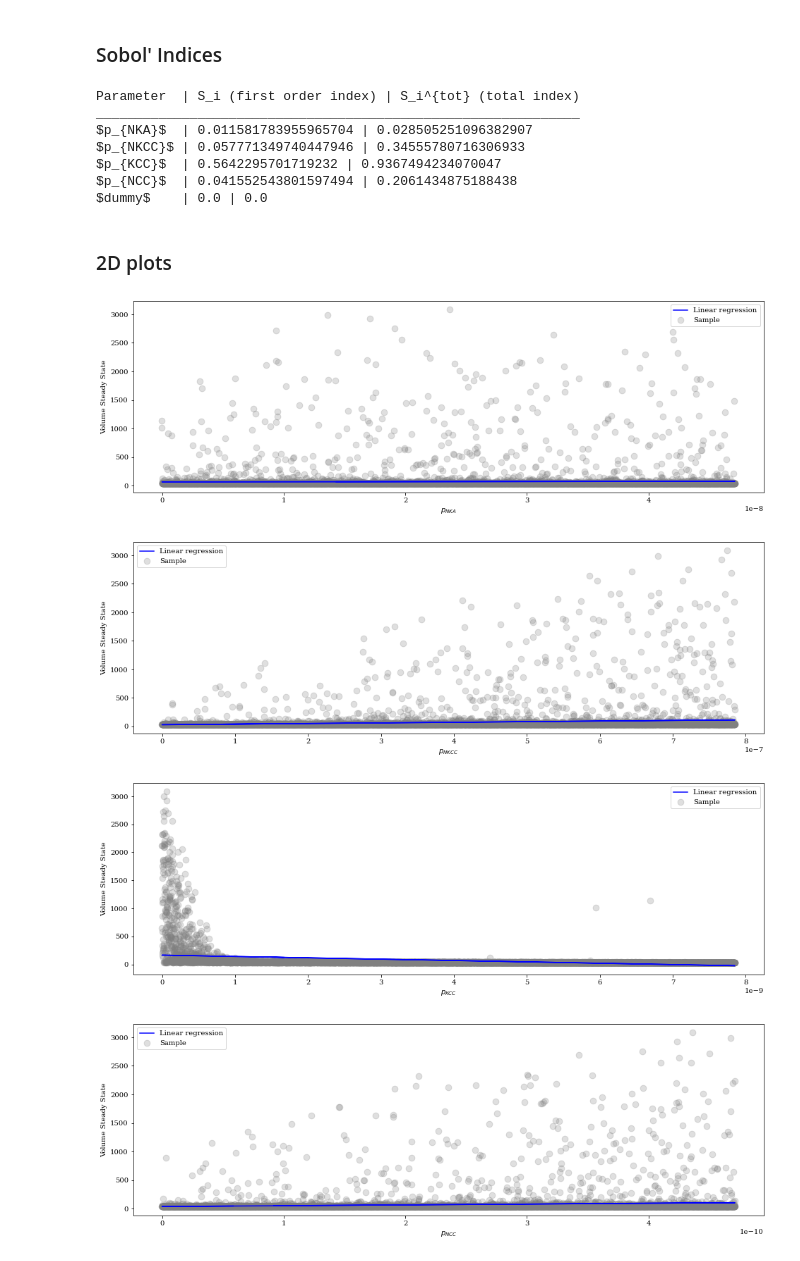
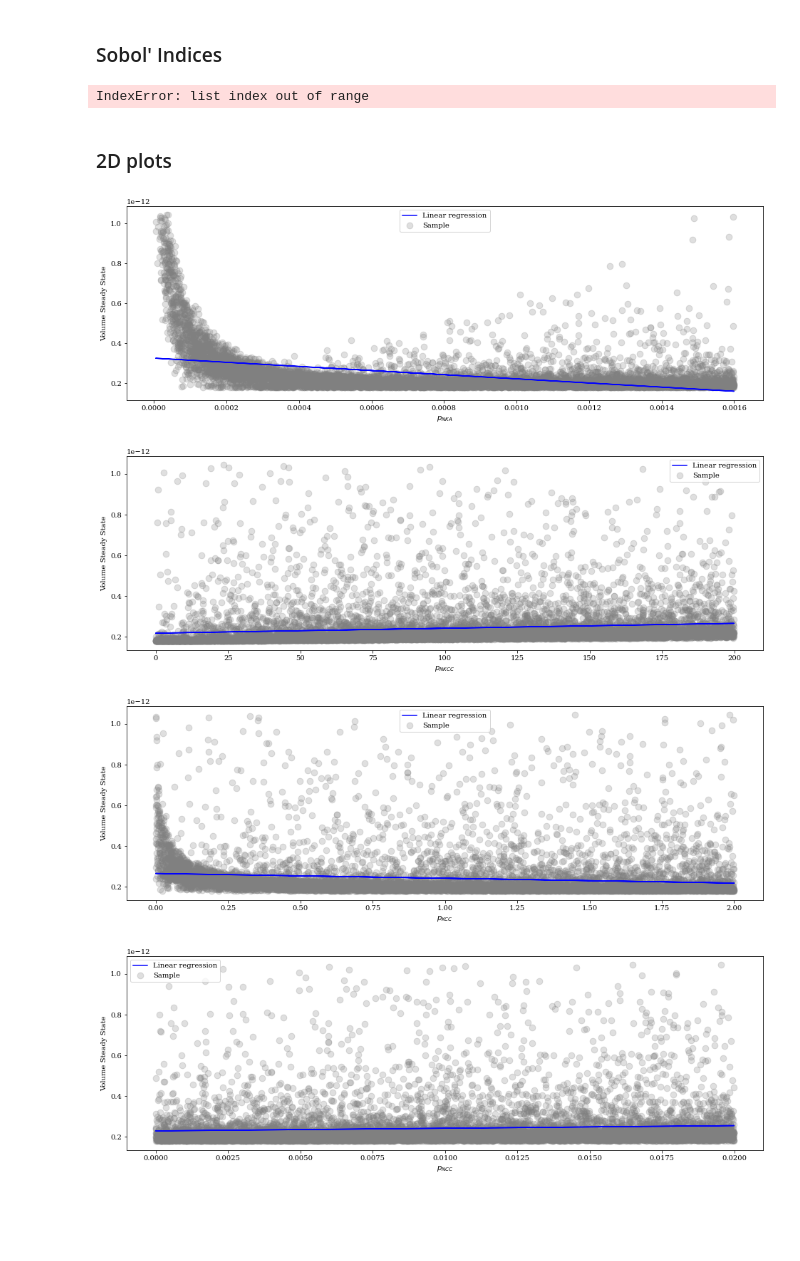
Before and after one commit to kerry-tarrant/Pump-Leak, a Jupyter notebook: SA on pump leak/sobol__method-pump_model.ipynb, the cells around one changed output. Cells and saved outputs as stored; diff of their text form; code cells hidden in the pictures; blank space fills up the shorter version.

```diff
--- a/SA on pump leak/sobol__method-pump_model.ipynb
+++ b/SA on pump leak/sobol__method-pump_model.ipynb
@@ -237,13 +239,13 @@ def CollectSample(params):
     #     w_ss = w_ss[mask]
     #     w_ss = w_ss[-1]
 
-    ## Exclude NaN
-    if ~np.isnan(w_ss):
-        NaN_mask = True # Not NaN
+## Exclude NaN, negative, large values
+    if np.isnan(w_ss) or (w_ss<0) or ((100*w_ss/wA0)>200):
+        NaN_mask = False
     else:
-        NaN_mask = False # NaN
+        NaN_mask = True
 
-    return w_ss, NaN_mask
+    return 100*w_ss/wA0, NaN_mask
 # %% [markdown]
 # Intial Conditions, Parameters
 # %%
@@ -975,7 +977,8 @@ for index in range(Nparams):
         params.pnkcc = parameter_point[1]
         params.pkcc = parameter_point[2]
         params.pncc = 0
-        Y_C_i[run_num] = CollectSample(params)
+        Y_C_i[run_num], mask_i = CollectSample(params)
+        Y_C_mask.append(mask_i)
         # parameter_point = D_i[run_num].copy()
         # Y_D_i[run_num] = CollectSample(parameter_point, params)
 
@@ -1174,8 +1225,8 @@ S_T_array = np.zeros(Nparams)
 
 for index in range(Nparams):
     Y_C_i = Y_C[index]
-    Var_i = var_e_Y_given_Xi(Y_A,Y_B,Y_C_i)
-    Var_Ti = e_var_Y_given_notXi(Y_A,Y_C_i)
+    Var_i = np.mean(Y_B*(abs(Y_C_i-Y_A))) # var_e_Y_given_Xi(Y_A,Y_B,Y_C_i)
+    Var_Ti = np.mean((Y_A-Y_C_i)**2)/2 # e_var_Y_given_notXi(Y_A,Y_C_i)
 
     # The sum of first order indices is always equal to 1 if the model is linear. Otherwise, always less than 1.
     S_array[index] = Var_i/Var_tot
@@ -1188,43 +1239,36 @@ print('Parameter  | S_i (first order index) | S_i^{tot} (total index)',
 for parameter in range(Nparams):
     print(parameter_labels[parameter], '|', S_array[parameter], '|', S_T_array[parameter])
 # %% [output]
-Parameter  | S_i (first order index) | S_i^{tot} (total index)
-______________________________________________________________
-$p_{NKA}$  | 0.011581783955965704 | 0.028505251096382907
-$p_{NKCC}$ | 0.057771349740447946 | 0.34555780716306933
-$p_{KCC}$  | 0.5642295701719232 | 0.9367494234070047
-$p_{NCC}$  | 0.041552543801597494 | 0.2061434875188438
-$dummy$    | 0.0 | 0.0
+IndexError: list index out of range
 # %% [markdown]
 ### 2D plots
 # %%
 ## Plotting in 2D
 
 parameter_labels = ['$p_{NKA}$', '$p_{NKCC}$', '$p_{KCC}$', '$p_{NCC}$', '$dummy$']
 
-x_ax = np.vstack((A,B))
+x_ax = np.vstack((A,B))/Ar1
 y_ax = np.vstack((Y_A,Y_B))
 
 for parameter in range(len(parameter_labels)):
     plt.figure(figsize=(16,5))
 
     # Linear regression
     X = np.hstack((
         np.reshape(x_ax[:,parameter], (-1,1)),np.reshape(np.ones_like(x_ax[:,parameter]), (-1,1))
         ))
     coef = np.linalg.inv(X.T @ X) @ X.T @ y_ax
-
     plt.plot(x_ax[:,parameter], X @ coef, label='Linear regression', color='blue')
 
     # Samples
     plt.scatter(x_ax[:,parameter], y_ax, s=75, label='Sample', color='gray', alpha=0.25)
 
     plt.xlabel(parameter_labels[parameter])
     plt.ylabel('Volume Steady State')
     plt.legend(loc='best')
     plt.show()
 # %% [output]
-[figure, old version]
+[figure, new version]
-[figure, old version]
+[figure, new version]
-[figure, old version]
+[figure, new version]
-[figure, old version]
+[figure, new version]
```
Also changed, not shown: parts of 3 cells of this notebook.
